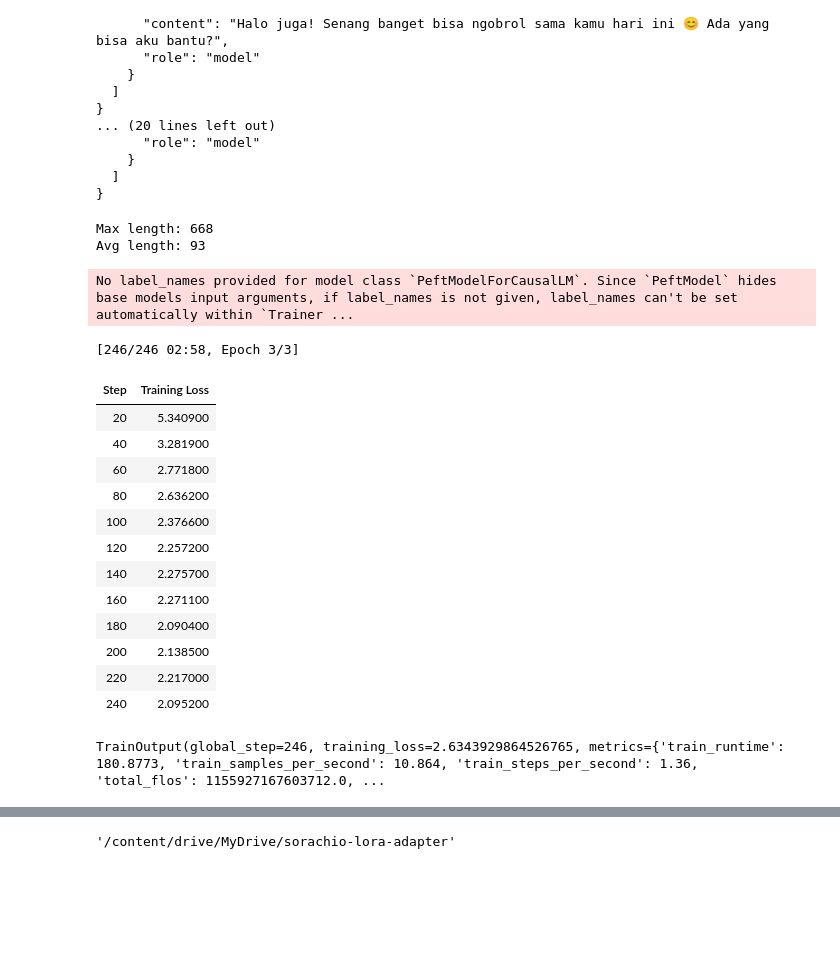
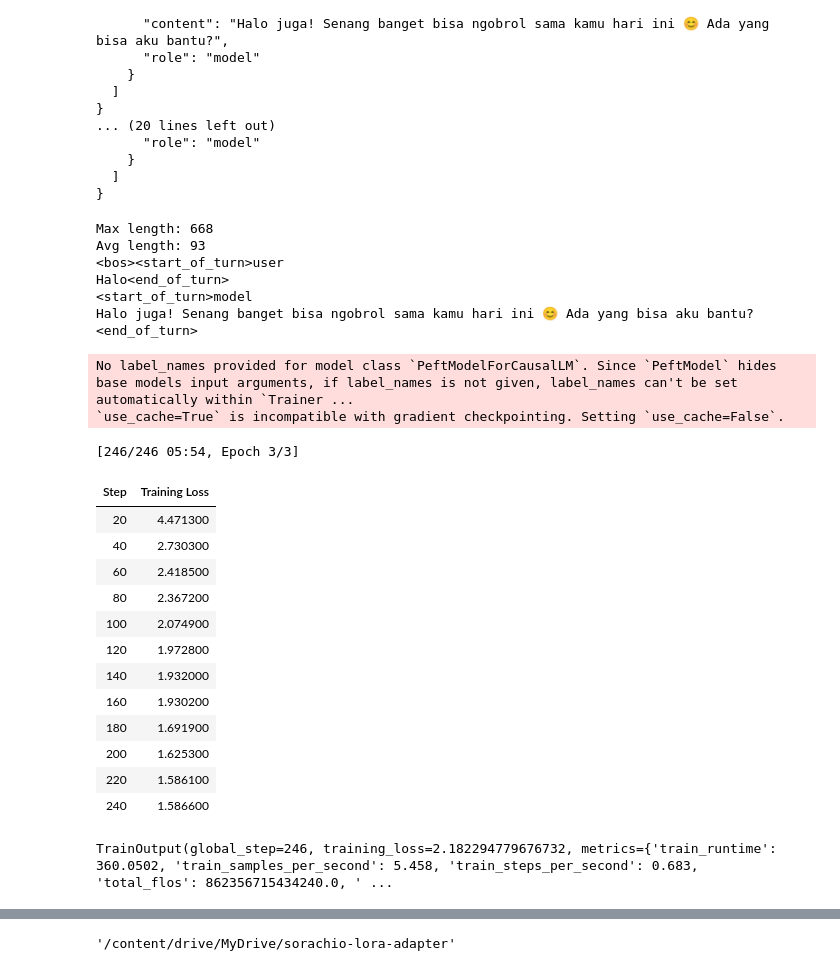
Before and after one commit to IzzulGod/Sorachio-1B-Chat, a Jupyter notebook: src/fine_tune.ipynb, the cells around one changed output, grey strips where cells are left out. Drawn from its saved outputs; the diff is of its cells as text; code cells hidden in the pictures; blank space fills up the shorter version.

```diff
--- a/src/fine_tune.ipynb
+++ b/src/fine_tune.ipynb
@@ -71,16 +71,30 @@ notebook_login()
 # %% [output]
 VBox(children=(HTML(value='<center> <img\nsrc=https://huggingface.co/front/assets/huggingface_logo-noborder.sv…
 # %%
-from transformers import AutoTokenizer, AutoModelForCausalLM
+from transformers import AutoModelForCausalLM, AutoTokenizer, BitsAndBytesConfig
+from peft import LoraConfig, get_peft_model, prepare_model_for_kbit_training
+import torch
+
 model_id = "google/gemma-3-1b-it"
 
+bnb_config = BitsAndBytesConfig(
+    load_in_4bit=True,
+    bnb_4bit_use_double_quant=True,
+    bnb_4bit_quant_type="nf4",
+    bnb_4bit_compute_dtype=torch.float16
+)
+
+
 tokenizer = AutoTokenizer.from_pretrained(model_id)
+
 model = AutoModelForCausalLM.from_pretrained(
     model_id,
-    attn_implementation="eager",
+    quantization_config=bnb_config,
     device_map="auto",
-    torch_dtype="auto"
+    attn_implementation="eager"
 )
+
+model = prepare_model_for_kbit_training(model)
 # %% [output]
 The secret `HF_TOKEN` does not exist in your Colab secrets.
 To authenticate with the Hugging Face Hub, create a token in your settings tab (https://huggingface.co/settings/tokens), set it as secret in your Google Colab and restart your session.
@@ -92,14 +106,19 @@ from peft import get_peft_model, LoraConfig, TaskType
 import torch
 
 lora_config = LoraConfig(
-    r=16,
-    lora_alpha=32,
-    target_modules=["q_proj", "v_proj", "k_proj", "o_proj"],
+    r=8,
+    lora_alpha=16,
+    target_modules=["q_proj", "k_proj", "v_proj", "o_proj", "gate_proj", "up_proj", "down_proj"],
     lora_dropout=0.05,
     bias="none",
     task_type=TaskType.CAUSAL_LM
 )
 
 model = get_peft_model(model, lora_config)
+
+for name, param in model.named_parameters():
+    if "lora" in name:
+        param.requires_grad = True
+
 model.print_trainable_parameters()
 # %% [output]
@@ -108,7 +127,7 @@ trainable params: 2,981,888 || all params: 1,002,867,840 || trainable%: 0.2973
 from datasets import Dataset
 import json
 
-with open("/content/Train.jsonl", "r", encoding="utf-8") as f:
+with open("/content/train.jsonl", "r", encoding="utf-8") as f:
     lines = f.readlines()
 
 data = [json.loads(line) for line in lines]
@@ -146,7 +165,7 @@ def tokenize(example):
             add_generation_prompt=True
         ),
         truncation=True,
-        max_length=385
+        max_length=1024
     )
 
 tokenized_dataset = dataset.map(tokenize, remove_columns=dataset.column_names)
@@ -162,55 +181,65 @@ lengths = [
 ]
 print("Max length:", max(lengths))
 print("Avg length:", sum(lengths) // len(lengths))
+print(tokenizer.apply_chat_template(dataset[0]["messages"], tokenize=False))
 # %% [output]
 Max length: 668
 Avg length: 93
+<bos><start_of_turn>user
+Halo<end_of_turn>
+<start_of_turn>model
+Halo juga! Senang banget bisa ngobrol sama kamu hari ini 😊 Ada yang bisa aku bantu?<end_of_turn>
 # %%
 from transformers import TrainingArguments, Trainer
+
+model.gradient_checkpointing_enable()
 
 training_args = TrainingArguments(
     output_dir="output",
     per_device_train_batch_size=4,
     gradient_accumulation_steps=2,
     num_train_epochs=3,
     warmup_ratio=0.03,
-    learning_rate=2e-4,
+    learning_rate=3e-4,
     weight_decay=0.01,
     lr_scheduler_type="cosine",
     logging_dir="logs",
     logging_steps=20,
     save_steps=100,
     save_total_limit=1,
     report_to="none",
-    fp16=True
+    fp16=True,
+    bf16=False,
+    group_by_length=True
 )
 
 trainer = Trainer(
     model=model,
     args=training_args,
     train_dataset=tokenized_dataset,
     tokenizer=tokenizer,
     data_collator=data_collator,
 )
 
 trainer.train()
 # %% [output]
 No label_names provided for model class `PeftModelForCausalLM`. Since `PeftModel` hides base models input arguments, if label_names is not given, label_names can't be set automatically within `Trainer ...
+`use_cache=True` is incompatible with gradient checkpointing. Setting `use_cache=False`.
-[246/246 02:58, Epoch 3/3]
+[246/246 05:54, Epoch 3/3]
 | Step | Training Loss |
-| 20 | 5.340900 |
-| 40 | 3.281900 |
-| 60 | 2.771800 |
-| 80 | 2.636200 |
-| 100 | 2.376600 |
-| 120 | 2.257200 |
-| 140 | 2.275700 |
-| 160 | 2.271100 |
-| 180 | 2.090400 |
-| 200 | 2.138500 |
-| 220 | 2.217000 |
-| 240 | 2.095200 |
+| 20 | 4.471300 |
+| 40 | 2.730300 |
+| 60 | 2.418500 |
+| 80 | 2.367200 |
+| 100 | 2.074900 |
+| 120 | 1.972800 |
+| 140 | 1.932000 |
+| 160 | 1.930200 |
+| 180 | 1.691900 |
+| 200 | 1.625300 |
+| 220 | 1.586100 |
+| 240 | 1.586600 |
-TrainOutput(global_step=246, training_loss=2.6343929864526765, metrics={'train_runtime': 180.8773, 'train_samples_per_second': 10.864, 'train_steps_per_second': 1.36, 'total_flos': 1155927167603712.0, ...
+TrainOutput(global_step=246, training_loss=2.182294779676732, metrics={'train_runtime': 360.0502, 'train_samples_per_second': 5.458, 'train_steps_per_second': 0.683, 'total_flos': 862356715434240.0, ' ...
 # %%
 from transformers import AutoModelForCausalLM
 from peft import PeftModel
```
Also changed, not shown: parts of 3 cells of this notebook.
